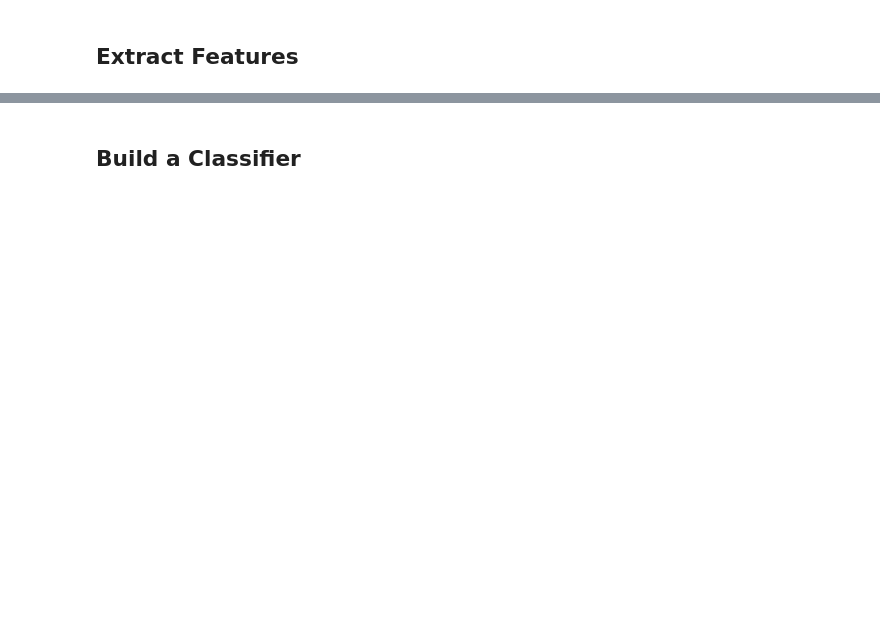
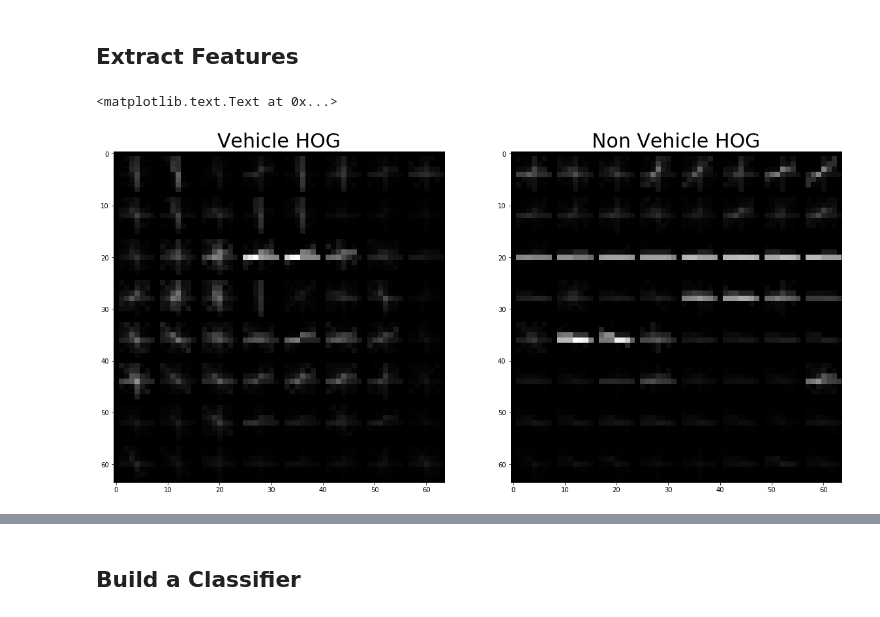
Before and after one commit to Maesla/Vehicle-Detection, a Jupyter notebook: vehicle_detection.ipynb, the cells around one changed output, grey strips where cells are left out. Saved outputs shown, nothing was run; the diff lists cells and outputs as text; code cells hidden in the pictures; blank space fills up the shorter version.

```diff
--- a/vehicle_detection.ipynb
+++ b/vehicle_detection.ipynb
@@ -173,0 +192,24 @@ class Feature_extractor():
+# %%
+colorspace = 'LUV' # Can be RGB, HSV, LUV, HLS, YUV, YCrCb
+orient = 6
+pix_per_cell = 8
+cell_per_block = 2
+hog_channel = "ALL" # Can be 0, 1, 2, or "ALL"
+
+
+extractor = Feature_Extractor(color_space=colorspace, orient=orient,
+                        pix_per_cell=pix_per_cell, cell_per_block=cell_per_block,
+                        hog_channel=hog_channel)
+
+
+car_hog_feature, car_hog_im = extractor.get_hog_features(vehicle_img[:,:,0], orient =12 , pix_per_cell = 8, cell_per_block = 2, vis=True, feature_vec=False)
+non_car_hog_feature, non_car_hog_im = extractor.get_hog_features(no_vehicle_img[:,:,0], orient = 12, pix_per_cell = 8, cell_per_block = 2, vis=True, feature_vec=False)
+
+f, ((ax1, ax2)) = plt.subplots(1, 2, figsize=(20,10))
+ax1.imshow(car_hog_im, cmap='gray')
+ax1.set_title('Vehicle HOG', fontsize=30)
+ax2.imshow(non_car_hog_im, cmap='gray')
+ax2.set_title('Non Vehicle HOG', fontsize=30)
+# %% [output]
+<matplotlib.text.Text at 0x...>
+[figure, added]
```
Also changed, not shown: parts of 8 cells of this notebook, 5 other files.
